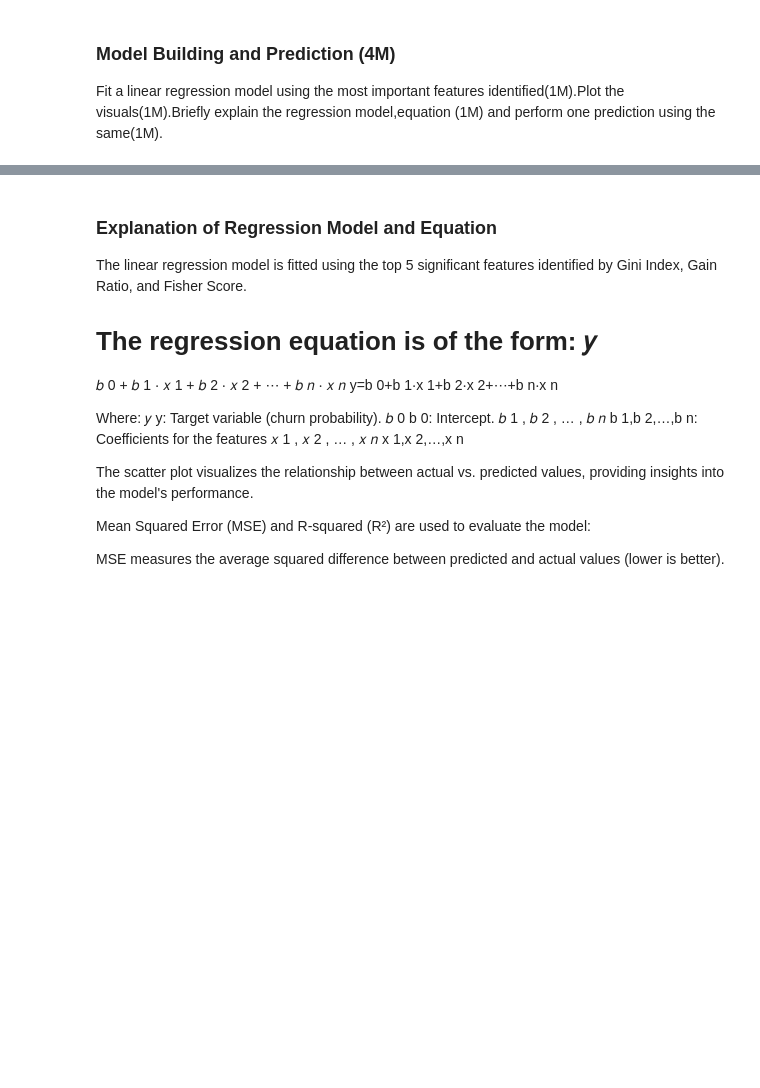
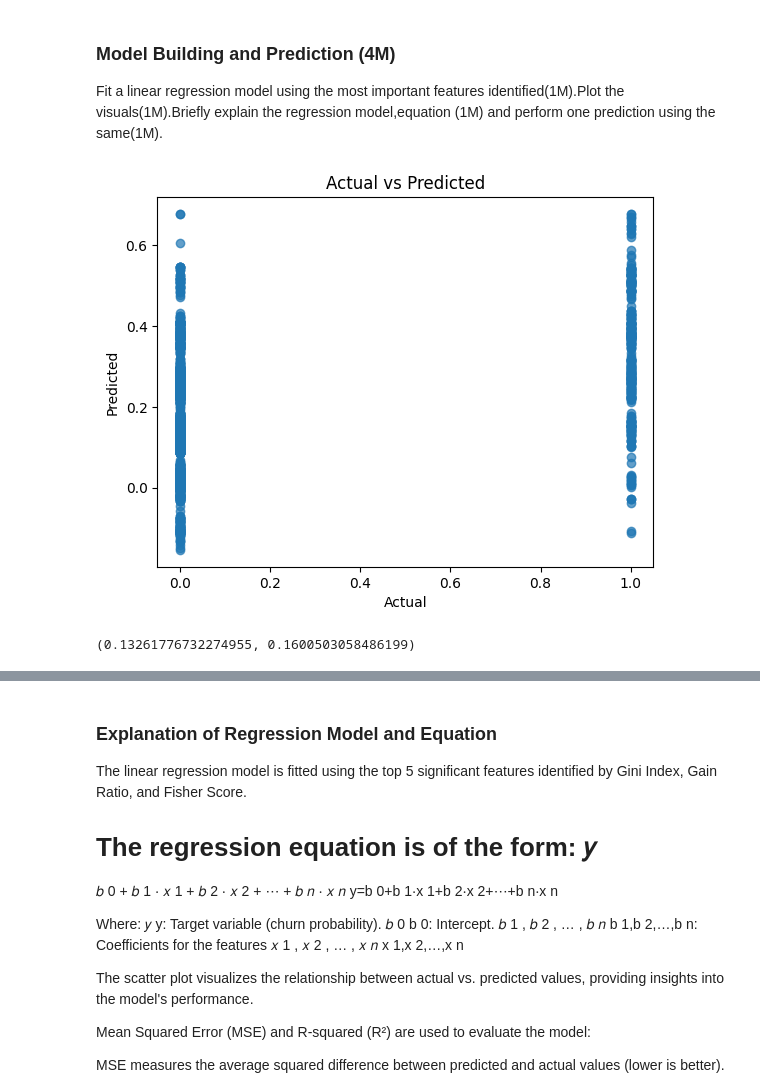
Before and after one commit to shrikant131/FeatureEngineering, a Jupyter notebook: feature_engineering_e2e.ipynb, the cells around one changed output, grey strips where cells are left out. Cells and saved outputs as stored; diff of their text form; code cells hidden in the pictures; blank space fills up the shorter version.

```diff
--- a/feature_engineering_e2e.ipynb
+++ b/feature_engineering_e2e.ipynb
@@ -133,6 +216,3 @@ Convert the columns to appropriate data types
-# %%
-df['Geography'] = df['Geography'].astype('category')
-df['Gender'] = df['Gender'].astype('category')
 # %% [markdown]
 ### Handling the data quality issues(1.5M)
 Apply techniques
@@ -543,23 +772,38 @@ Features with high correlation to the target variable are considered important f
 
 Fit a linear regression model using the most important features identified(1M).Plot the visuals(1M).Briefly explain the regression model,equation (1M) and perform one prediction using the same(1M).
 # %%
-X = df[numerical_features].drop(columns=['Exited'])
-# Then proceed with the train-test split:
-X_train, X_test, y_train, y_test = train_test_split(X[top_5_mutual_info], y, test_size=0.2, random_state=42)
+# Feature selection results (example from your outputs)
+top_5_mutual_info = ['Geography_loo', 'NumOfProducts', 'Age', 'Age_discretized', 'EngagementScore']
 
+# Prepare the dataset
+X = df[top_5_mutual_info]  # Use selected features
+y = df['Exited']  # Target variable
+
+# Train-test split
+X_train, X_test, y_train, y_test = train_test_split(X, y, test_size=0.2, random_state=42)
+
+# Linear Regression Model
 model = LinearRegression()
 model.fit(X_train, y_train)
+
+# Predictions
 y_pred = model.predict(X_test)
 
-plt.scatter(y_test, y_pred)
+# Visualization
+plt.scatter(y_test, y_pred, alpha=0.7)
 plt.xlabel('Actual')
 plt.ylabel('Predicted')
+plt.title('Actual vs Predicted')
 plt.show()
 
+# Model evaluation
 mse = mean_squared_error(y_test, y_pred)
 r2 = r2_score(y_test, y_pred)
 
 mse, r2
+# %% [output]
+[figure, added]
+(0.13261776732274955, 0.1600503058486199)
 # %%
 # Create a new data point for prediction, ensuring all features are present
 new_data_point = pd.DataFrame({
```
Also changed, not shown: parts of 33 cells of this notebook.
